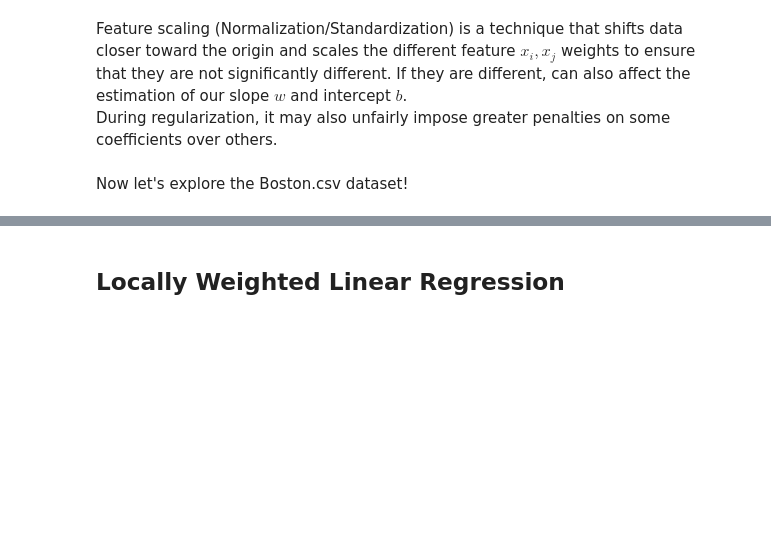
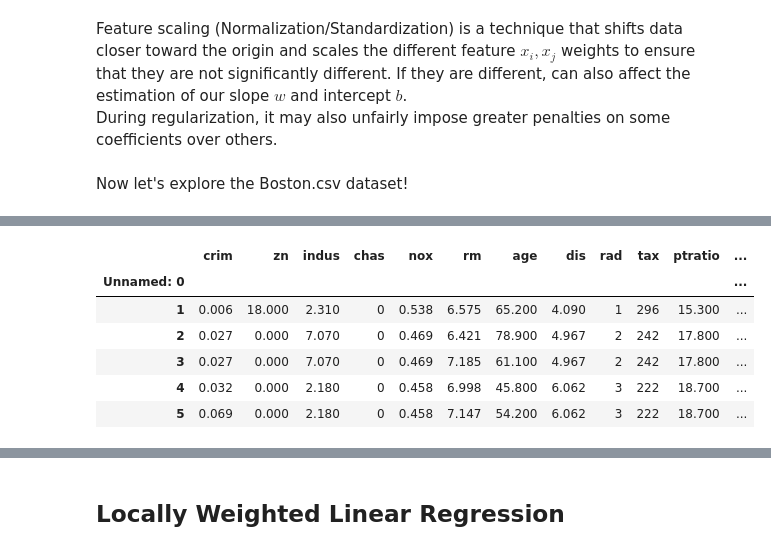
Before and after one commit to mjxm001/DAC-Curriculum, a Jupyter notebook: DAC-006_Machine_Learning/DAC-006-Intro_to_ML_Session_1_Student.ipynb, the cells around one changed output, grey strips where cells are left out. Saved outputs shown, nothing was run; the diff lists cells and outputs as text; code cells hidden in the pictures; blank space fills up the shorter version.

```diff
--- a/DAC-006_Machine_Learning/DAC-006-Intro_to_ML_Session_1_Student.ipynb
+++ b/DAC-006_Machine_Learning/DAC-006-Intro_to_ML_Session_1_Student.ipynb
@@ -169,2 +175,4 @@ Now let's explore the Boston.csv dataset!
 # %%
 # Read our data into a dataframe
+data = pd.read_csv('datasets/Boston.csv')
+data.shape
@@ -189,10 +207,19 @@ These are what the column names represent:
 # %%
 # Convert the first column into the index
 # alternatively, pd.read_csv('datasets/Boston.csv', index_col=0) can be used
-
+data.set_index(data.columns[0], inplace=True)
 # Rename the 'medv' column to 'price'
-
+data.rename(columns={'medv':'price'}, inplace=True)
 
 # Display the first few rows to verify the changes
+data.head()
+# %% [output]
+|  | crim | zn | indus | chas | nox | rm | age | dis | rad | tax | ptratio | ... |
+| Unnamed: 0 |  |  |  |  |  |  |  |  |  |  |  | ... |
+| 1 | 0.006 | 18.000 | 2.310 | 0 | 0.538 | 6.575 | 65.200 | 4.090 | 1 | 296 | 15.300 | ... |
+| 2 | 0.027 | 0.000 | 7.070 | 0 | 0.469 | 6.421 | 78.900 | 4.967 | 2 | 242 | 17.800 | ... |
+| 3 | 0.027 | 0.000 | 7.070 | 0 | 0.469 | 7.185 | 61.100 | 4.967 | 2 | 242 | 17.800 | ... |
+| 4 | 0.032 | 0.000 | 2.180 | 0 | 0.458 | 6.998 | 45.800 | 6.062 | 3 | 222 | 18.700 | ... |
+| 5 | 0.069 | 0.000 | 2.180 | 0 | 0.458 | 7.147 | 54.200 | 6.062 | 3 | 222 | 18.700 | ... |
 # %%
 # Separate the features (x) and the target variable (y)
```
Also changed, not shown: parts of 12 cells of this notebook.
